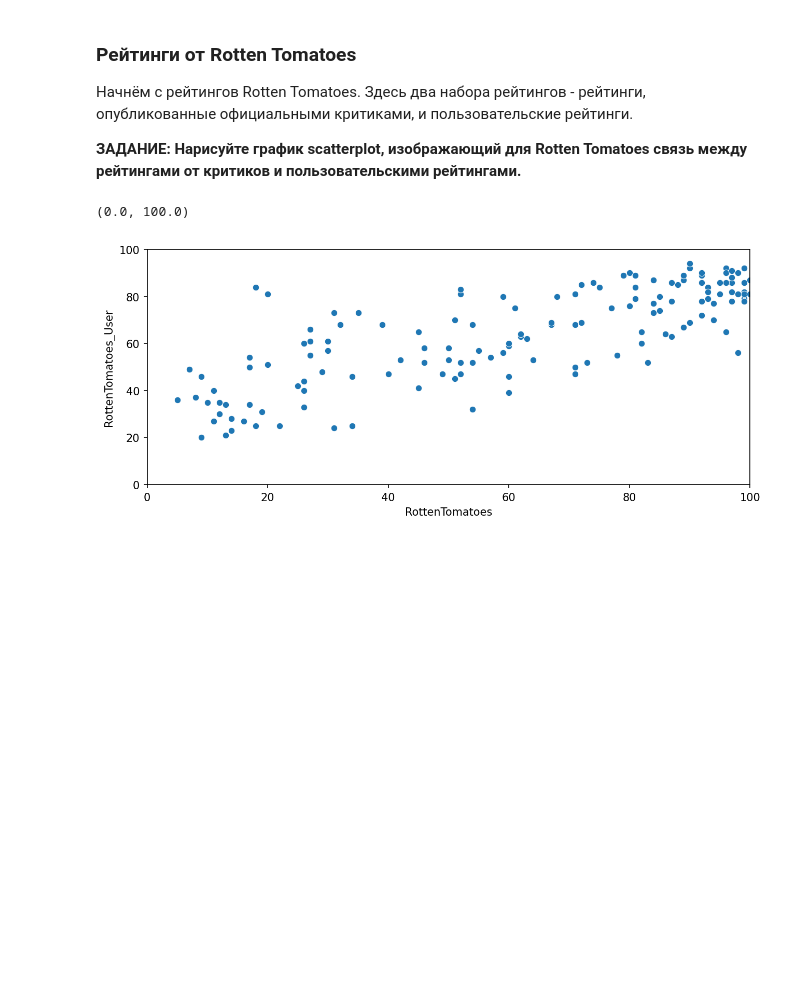
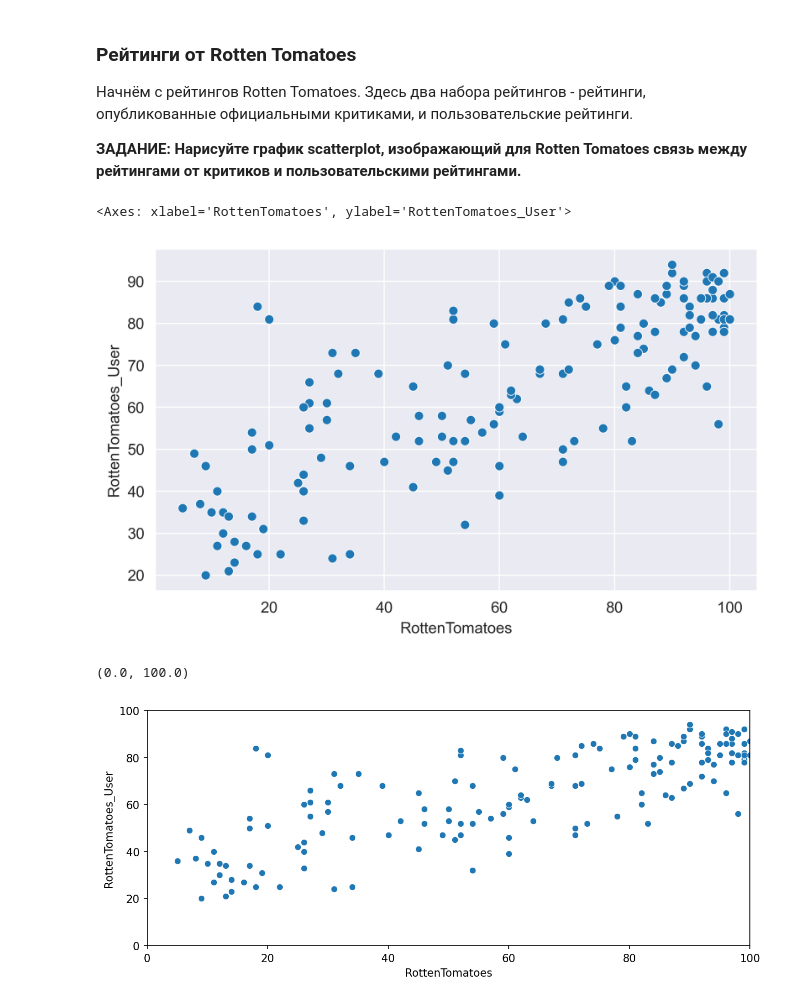
Before and after one commit to sanakulov/ml2, a Jupyter notebook: 06-Capstone-Project/00-Capstone-Project.ipynb, the cells around one changed output. Saved outputs shown, nothing was run; the diff lists cells and outputs as text; code cells hidden in the pictures; blank space fills up the shorter version.

```diff
--- a/06-Capstone-Project/00-Capstone-Project.ipynb
+++ b/06-Capstone-Project/00-Capstone-Project.ipynb
@@ -403,6 +413,11 @@ memory usage: 9.2+ KB
 **ЗАДАНИЕ: Нарисуйте график scatterplot, изображающий для Rotten Tomatoes связь между рейтингами от критиков и пользовательскими рейтингами.**
 # %%
 # НАПИШИТЕ ВАШ КОД В ЭТОЙ ЯЧЕЙКЕ!
+plt.figure(figsize=(7,4), dpi=400)
+sb.scatterplot(data=all_sites,x="RottenTomatoes",y="RottenTomatoes_User")
+# %% [output]
+<Axes: xlabel='RottenTomatoes', ylabel='RottenTomatoes_User'>
+[figure, added]
 # %%
 # %% [output]
 (0.0, 100.0)
```
Also changed, not shown: parts of 8 cells of this notebook, 1 other file.
